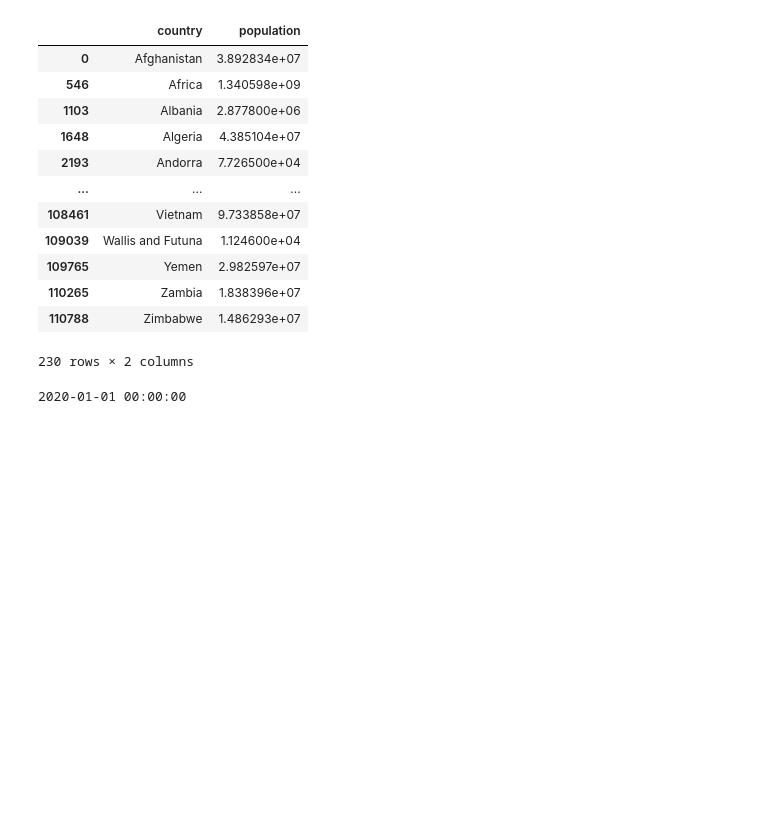
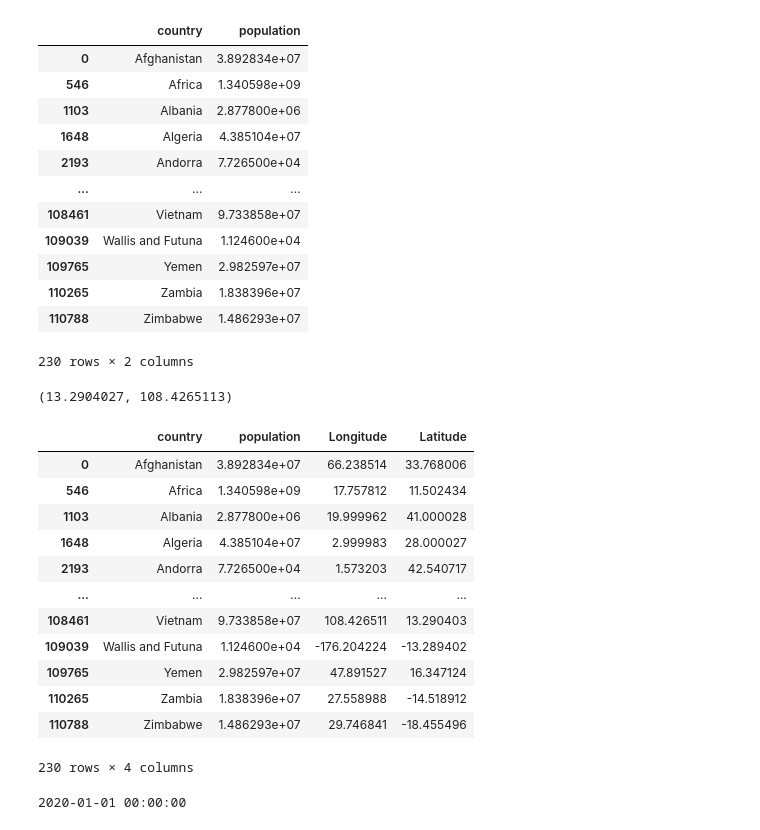
Before and after one commit to snkty8/Test_COVID_Project, a Jupyter notebook: ETL_COVID_dataset.ipynb, the cells around one changed output. Drawn from its saved outputs; the diff is of its cells as text; code cells hidden in the pictures; blank space fills up the shorter version.

Commit message:
lat and long were missing

```diff
--- a/ETL_COVID_dataset.ipynb
+++ b/ETL_COVID_dataset.ipynb
@@ -204,4 +204,39 @@ Population
 230 rows × 2 columns
 # %%
 Population = Population.rename(columns={"location":"country"})
+# %%
+from geopy.geocoders import Nominatim
+geolocator = Nominatim(user_agent='myapplication')
+location = geolocator.geocode("Vietnam")
+print((location.latitude, location.longitude))
+# %% [output]
+(13.2904027, 108.4265113)
+# %%
+longitude = []
+for long in Population['country']:
+    location = geolocator.geocode(long)
+    longitude.append(location.longitude)
+# %%
+latitude = []
+for lat in Population['country']:
+    location = geolocator.geocode(lat)
+    latitude.append(location.latitude)
+# %%
+Population["Longitude"] = longitude
+Population["Latitude"] = latitude
+Population
+# %% [output]
+|  | country | population | Longitude | Latitude |
+| 0 | Afghanistan | 3.892834e+07 | 66.238514 | 33.768006 |
+| 546 | Africa | 1.340598e+09 | 17.757812 | 11.502434 |
+| 1103 | Albania | 2.877800e+06 | 19.999962 | 41.000028 |
+| 1648 | Algeria | 4.385104e+07 | 2.999983 | 28.000027 |
+| 2193 | Andorra | 7.726500e+04 | 1.573203 | 42.540717 |
+| ... | ... | ... | ... | ... |
+| 108461 | Vietnam | 9.733858e+07 | 108.426511 | 13.290403 |
+| 109039 | Wallis and Futuna | 1.124600e+04 | -176.204224 | -13.289402 |
+| 109765 | Yemen | 2.982597e+07 | 47.891527 | 16.347124 |
+| 110265 | Zambia | 1.838396e+07 | 27.558988 | -14.518912 |
+| 110788 | Zimbabwe | 1.486293e+07 | 29.746841 | -18.455496 |
+230 rows × 4 columns
 # %%
```
Also changed, not shown: parts of 2 cells of this notebook, 1 other file.
